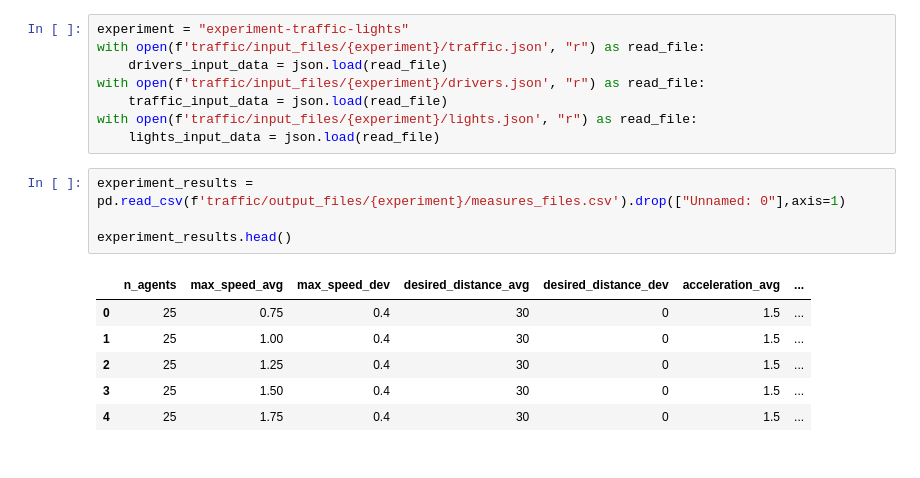
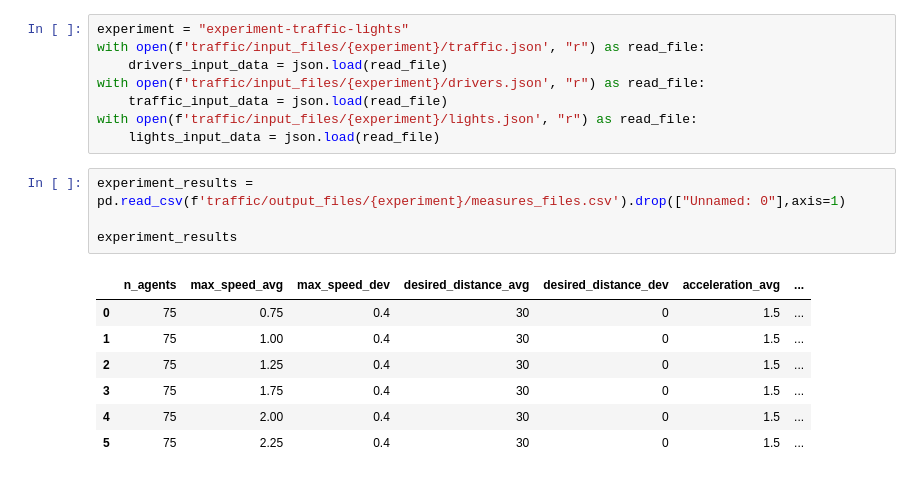
Before and after one commit to mikub97/ABM_car_traffic, a Jupyter notebook: src/Data_visualisations.ipynb, the cells around one changed output. Saved outputs shown, nothing was run; the diff lists cells and outputs as text.

```diff
--- a/src/Data_visualisations.ipynb
+++ b/src/Data_visualisations.ipynb
@@ -13,14 +13,15 @@ with open(f'traffic/input_files/{experiment}/lights.json', "r") as read_file:
 # %%
 experiment_results = pd.read_csv(f'traffic/output_files/{experiment}/measures_files.csv').drop(["Unnamed: 0"],axis=1)
 
-experiment_results.head()
+experiment_results
 # %% [output]
 |  | n_agents | max_speed_avg | max_speed_dev | desired_distance_avg | desired_distance_dev | acceleration_avg | ... |
-| 0 | 25 | 0.75 | 0.4 | 30 | 0 | 1.5 | ... |
-| 1 | 25 | 1.00 | 0.4 | 30 | 0 | 1.5 | ... |
-| 2 | 25 | 1.25 | 0.4 | 30 | 0 | 1.5 | ... |
-| 3 | 25 | 1.50 | 0.4 | 30 | 0 | 1.5 | ... |
-| 4 | 25 | 1.75 | 0.4 | 30 | 0 | 1.5 | ... |
+| 0 | 75 | 0.75 | 0.4 | 30 | 0 | 1.5 | ... |
+| 1 | 75 | 1.00 | 0.4 | 30 | 0 | 1.5 | ... |
+| 2 | 75 | 1.25 | 0.4 | 30 | 0 | 1.5 | ... |
+| 3 | 75 | 1.75 | 0.4 | 30 | 0 | 1.5 | ... |
+| 4 | 75 | 2.00 | 0.4 | 30 | 0 | 1.5 | ... |
+| 5 | 75 | 2.25 | 0.4 | 30 | 0 | 1.5 | ... |
 # %%
 agent_data = pd.read_csv(f'traffic/output_files/{experiment}/agent_data.csv')
 agent_data["Velocity"] = agent_data["Velocity"].apply(lambda x: float(x.split(" ")[0].replace("[","")))
```
Also changed, not shown: parts of 6 cells of this notebook, 6 other files.
